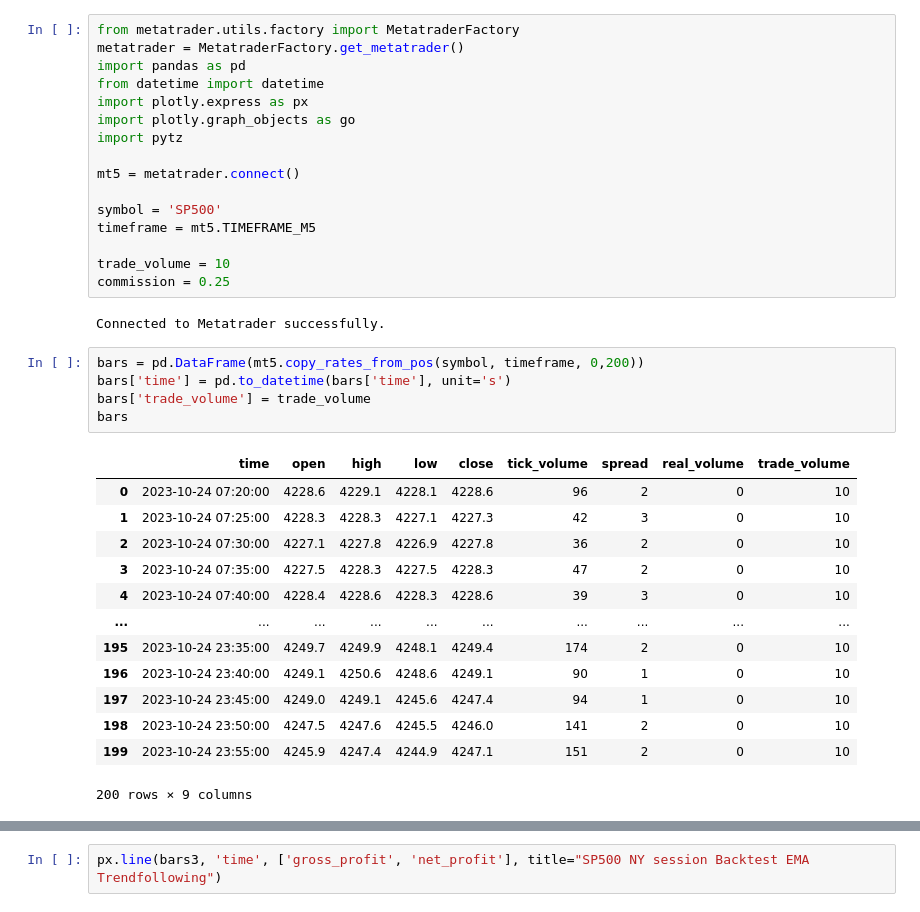
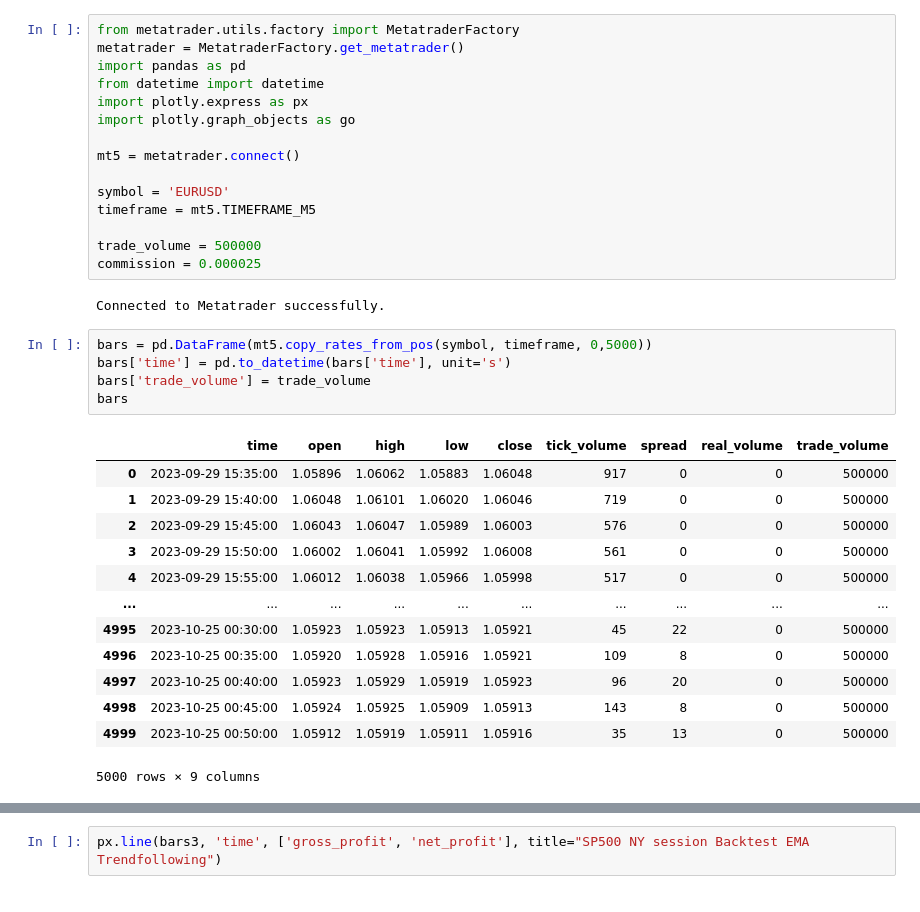
Before and after one commit to Pr4v33n23/MetatraderAlgoBot, a Jupyter notebook: studies/ema_crossover_backtest.ipynb, the cells around one changed output, grey strips where cells are left out. Drawn from its saved outputs; the diff is of its cells as text.

```diff
--- a/studies/ema_crossover_backtest.ipynb
+++ b/studies/ema_crossover_backtest.ipynb
@@ -5,36 +5,35 @@ import pandas as pd
 from datetime import datetime
 import plotly.express as px
 import plotly.graph_objects as go
-import pytz
 
 mt5 = metatrader.connect()
 
-symbol = 'SP500'
+symbol = 'EURUSD'
 timeframe = mt5.TIMEFRAME_M5
 
-trade_volume = 10
-commission = 0.25
+trade_volume = 500000
+commission = 0.000025
 # %% [output]
 Connected to Metatrader successfully.
 # %%
-bars = pd.DataFrame(mt5.copy_rates_from_pos(symbol, timeframe, 0,200))
+bars = pd.DataFrame(mt5.copy_rates_from_pos(symbol, timeframe, 0,5000))
 bars['time'] = pd.to_datetime(bars['time'], unit='s')
 bars['trade_volume'] = trade_volume
 bars
 # %% [output]
 |  | time | open | high | low | close | tick_volume | spread | real_volume | trade_volume |
-| 0 | 2023-10-24 07:20:00 | 4228.6 | 4229.1 | 4228.1 | 4228.6 | 96 | 2 | 0 | 10 |
-| 1 | 2023-10-24 07:25:00 | 4228.3 | 4228.3 | 4227.1 | 4227.3 | 42 | 3 | 0 | 10 |
-| 2 | 2023-10-24 07:30:00 | 4227.1 | 4227.8 | 4226.9 | 4227.8 | 36 | 2 | 0 | 10 |
-| 3 | 2023-10-24 07:35:00 | 4227.5 | 4228.3 | 4227.5 | 4228.3 | 47 | 2 | 0 | 10 |
-| 4 | 2023-10-24 07:40:00 | 4228.4 | 4228.6 | 4228.3 | 4228.6 | 39 | 3 | 0 | 10 |
+| 0 | 2023-09-29 15:35:00 | 1.05896 | 1.06062 | 1.05883 | 1.06048 | 917 | 0 | 0 | 500000 |
+| 1 | 2023-09-29 15:40:00 | 1.06048 | 1.06101 | 1.06020 | 1.06046 | 719 | 0 | 0 | 500000 |
+| 2 | 2023-09-29 15:45:00 | 1.06043 | 1.06047 | 1.05989 | 1.06003 | 576 | 0 | 0 | 500000 |
+| 3 | 2023-09-29 15:50:00 | 1.06002 | 1.06041 | 1.05992 | 1.06008 | 561 | 0 | 0 | 500000 |
+| 4 | 2023-09-29 15:55:00 | 1.06012 | 1.06038 | 1.05966 | 1.05998 | 517 | 0 | 0 | 500000 |
 | ... | ... | ... | ... | ... | ... | ... | ... | ... | ... |
-| 195 | 2023-10-24 23:35:00 | 4249.7 | 4249.9 | 4248.1 | 4249.4 | 174 | 2 | 0 | 10 |
-| 196 | 2023-10-24 23:40:00 | 4249.1 | 4250.6 | 4248.6 | 4249.1 | 90 | 1 | 0 | 10 |
-| 197 | 2023-10-24 23:45:00 | 4249.0 | 4249.1 | 4245.6 | 4247.4 | 94 | 1 | 0 | 10 |
-| 198 | 2023-10-24 23:50:00 | 4247.5 | 4247.6 | 4245.5 | 4246.0 | 141 | 2 | 0 | 10 |
-| 199 | 2023-10-24 23:55:00 | 4245.9 | 4247.4 | 4244.9 | 4247.1 | 151 | 2 | 0 | 10 |
+| 4995 | 2023-10-25 00:30:00 | 1.05923 | 1.05923 | 1.05913 | 1.05921 | 45 | 22 | 0 | 500000 |
+| 4996 | 2023-10-25 00:35:00 | 1.05920 | 1.05928 | 1.05916 | 1.05921 | 109 | 8 | 0 | 500000 |
+| 4997 | 2023-10-25 00:40:00 | 1.05923 | 1.05929 | 1.05919 | 1.05923 | 96 | 20 | 0 | 500000 |
+| 4998 | 2023-10-25 00:45:00 | 1.05924 | 1.05925 | 1.05909 | 1.05913 | 143 | 8 | 0 | 500000 |
+| 4999 | 2023-10-25 00:50:00 | 1.05912 | 1.05919 | 1.05911 | 1.05916 | 35 | 13 | 0 | 500000 |
-200 rows × 9 columns
+5000 rows × 9 columns
 # %%
 bars['ema_20'] = bars['close'].ewm(span=20).mean()
 bars['ema_10'] = bars['close'].ewm(span=10).mean()
```
Also changed, not shown: parts of 5 cells of this notebook, 1 other file.
